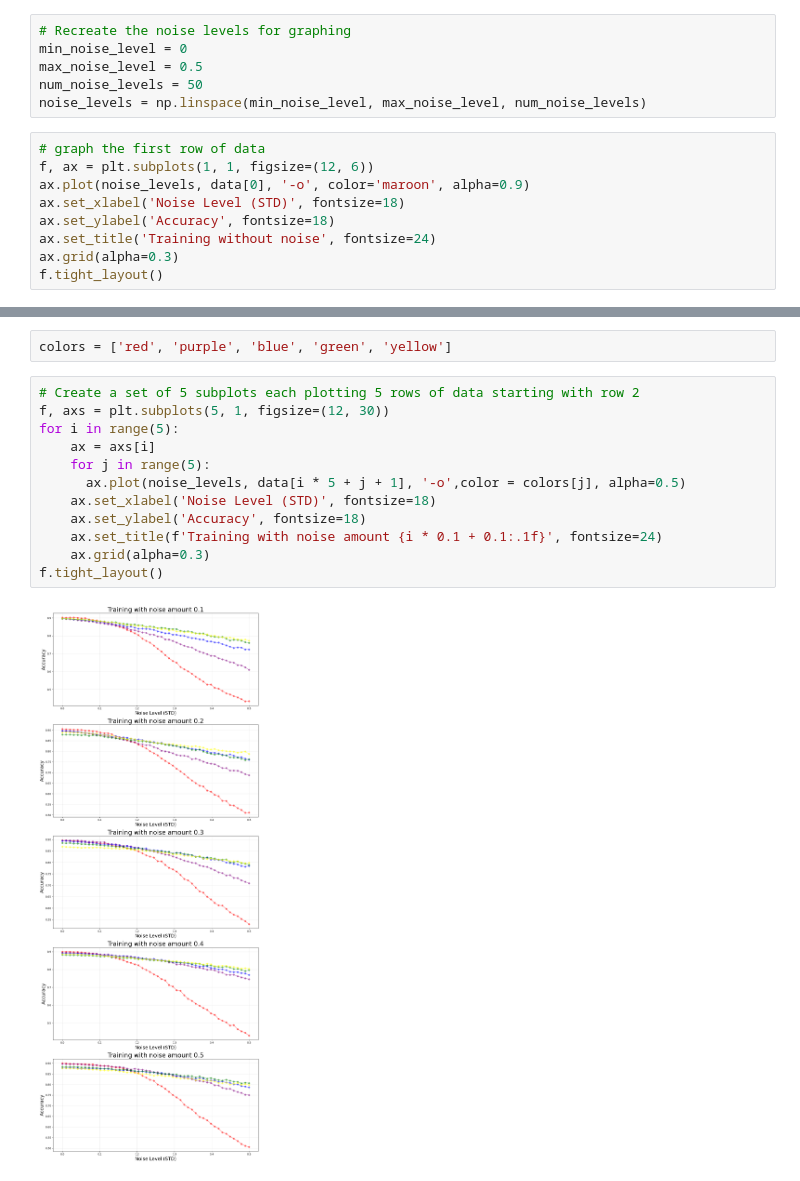
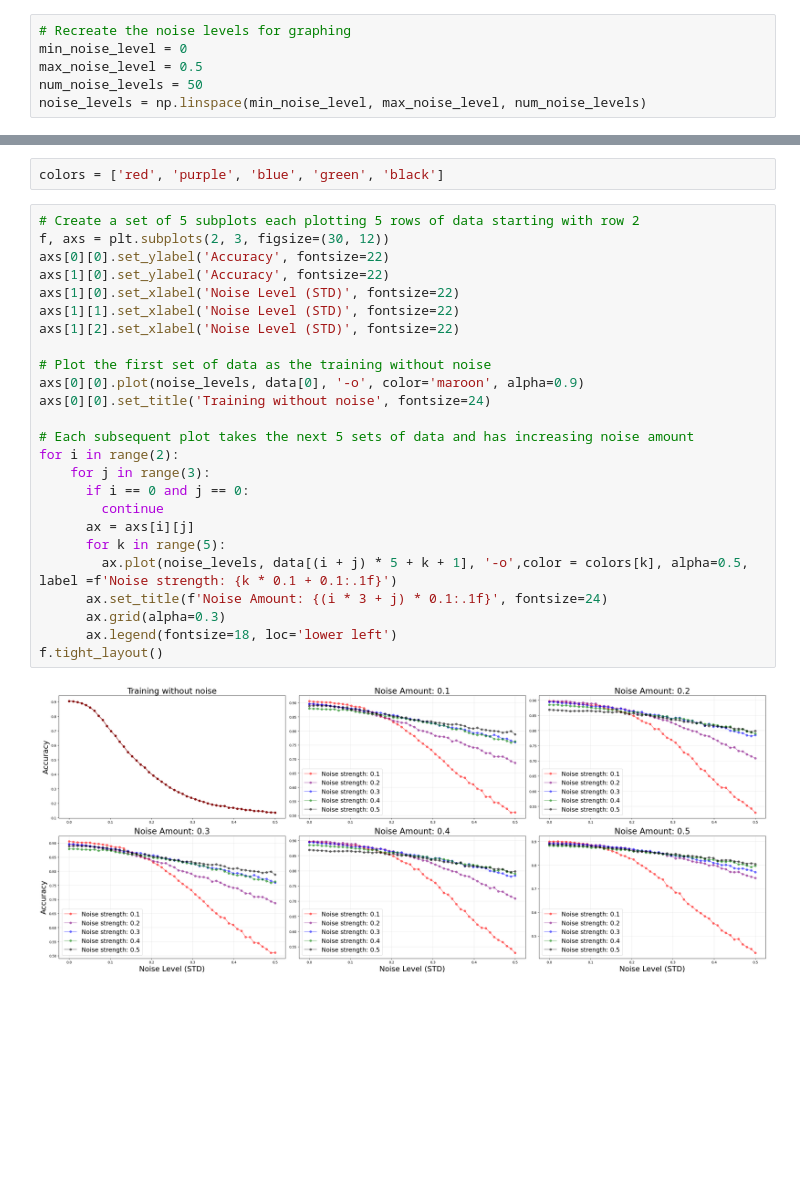
Before and after one commit to LorenzoMercado/Cognitive-Modeling-Project, a Jupyter notebook: results.ipynb, the cells around one changed output, grey strips where cells are left out. Drawn from its saved outputs; the diff is of its cells as text; blank space fills up the shorter version.

Commit message:
Graph Updates

```diff
--- a/results.ipynb
+++ b/results.ipynb
@@ -11,12 +11,3 @@ min_noise_level = 0
 max_noise_level = 0.5
 num_noise_levels = 50
 noise_levels = np.linspace(min_noise_level, max_noise_level, num_noise_levels)
-# %%
-# graph the first row of data
-f, ax = plt.subplots(1, 1, figsize=(12, 6))
-ax.plot(noise_levels, data[0], '-o', color='maroon', alpha=0.9)
-ax.set_xlabel('Noise Level (STD)', fontsize=18)
-ax.set_ylabel('Accuracy', fontsize=18)
-ax.set_title('Training without noise', fontsize=24)
-ax.grid(alpha=0.3)
-f.tight_layout()
@@ -25,16 +14,29 @@ f.tight_layout()
 # %%
-colors = ['red', 'purple', 'blue', 'green', 'yellow']
+colors = ['red', 'purple', 'blue', 'green', 'black']
 # %%
 # Create a set of 5 subplots each plotting 5 rows of data starting with row 2
-f, axs = plt.subplots(5, 1, figsize=(12, 30))
-for i in range(5):
-    ax = axs[i]
-    for j in range(5):
-      ax.plot(noise_levels, data[i * 5 + j + 1], '-o',color = colors[j], alpha=0.5)
-    ax.set_xlabel('Noise Level (STD)', fontsize=18)
-    ax.set_ylabel('Accuracy', fontsize=18)
-    ax.set_title(f'Training with noise amount {i * 0.1 + 0.1:.1f}', fontsize=24)
-    ax.grid(alpha=0.3)
+f, axs = plt.subplots(2, 3, figsize=(30, 12))
+axs[0][0].set_ylabel('Accuracy', fontsize=22)
+axs[1][0].set_ylabel('Accuracy', fontsize=22)
+axs[1][0].set_xlabel('Noise Level (STD)', fontsize=22)
+axs[1][1].set_xlabel('Noise Level (STD)', fontsize=22)
+axs[1][2].set_xlabel('Noise Level (STD)', fontsize=22)
+
+# Plot the first set of data as the training without noise
+axs[0][0].plot(noise_levels, data[0], '-o', color='maroon', alpha=0.9)
+axs[0][0].set_title('Training without noise', fontsize=24)
+
+# Each subsequent plot takes the next 5 sets of data and has increasing noise amount
+for i in range(2):
+    for j in range(3):
+      if i == 0 and j == 0:
+        continue
+      ax = axs[i][j]
+      for k in range(5):
+        ax.plot(noise_levels, data[(i + j) * 5 + k + 1], '-o',color = colors[k], alpha=0.5, label =f'Noise strength: {k * 0.1 + 0.1:.1f}')
+      ax.set_title(f'Noise Amount: {(i * 3 + j) * 0.1:.1f}', fontsize=24)
+      ax.grid(alpha=0.3)
+      ax.legend(fontsize=18, loc='lower left')
 f.tight_layout()
 # %% [output]
-[figure, old version]
+[figure, new version]
```
Also changed, not shown: parts of 7 cells of this notebook.
